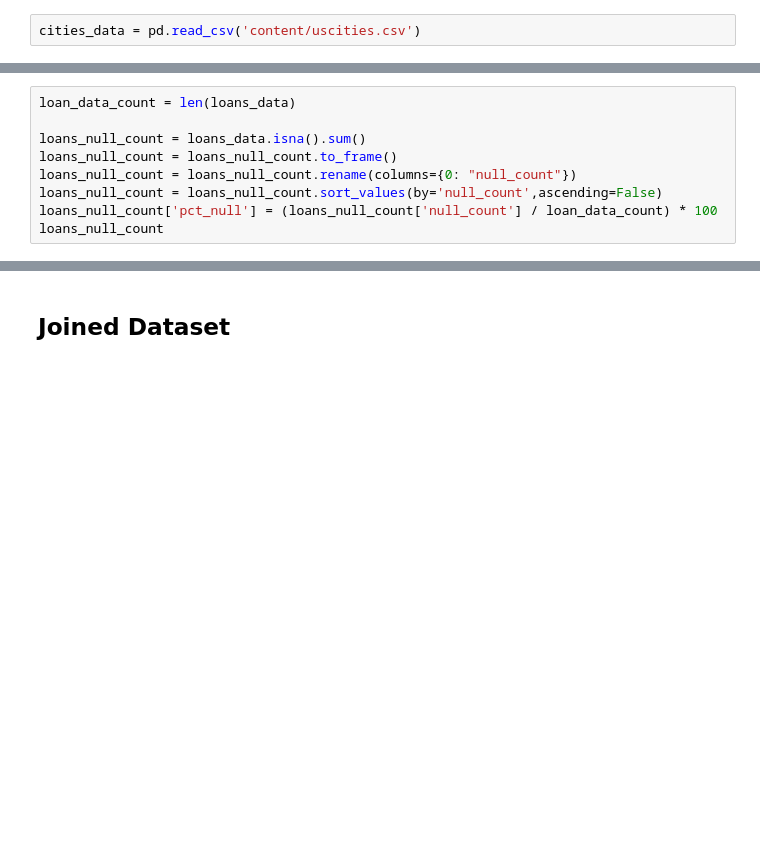
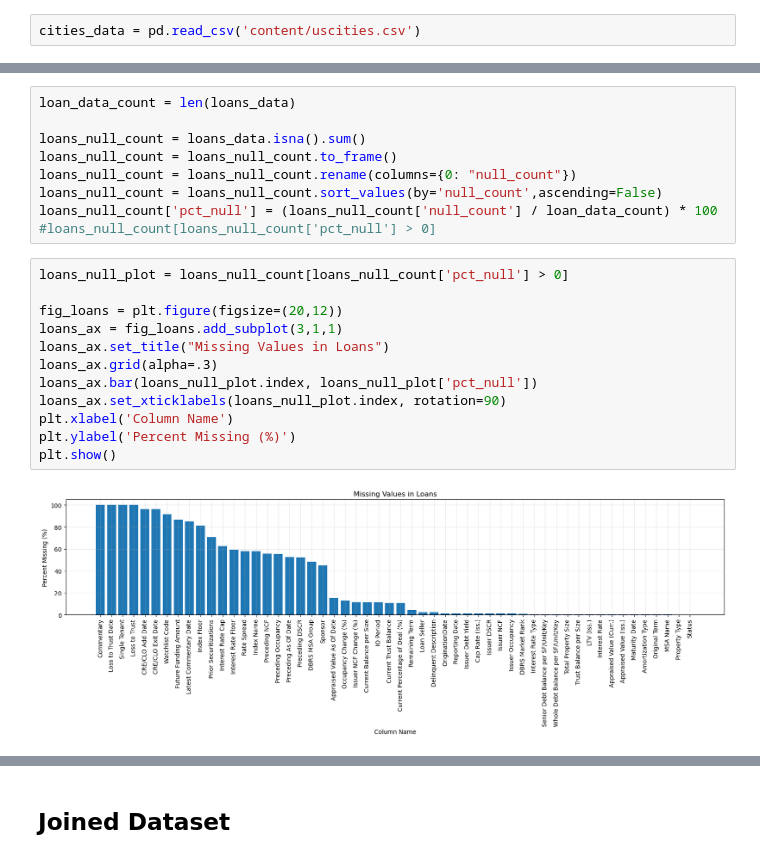
Before and after one commit to andrewwbailey/mids-capstone-cmbs-prop-loss, a Jupyter notebook: Working Notebooks/AndrewBailey_EDA_Munge_Features.ipynb, the cells around one changed output, grey strips where cells are left out. Drawn from its saved outputs; the diff is of its cells as text; blank space fills up the shorter version.

```diff
--- a/Working Notebooks/AndrewBailey_EDA_Munge_Features.ipynb
+++ b/Working Notebooks/AndrewBailey_EDA_Munge_Features.ipynb
@@ -37,7 +68,21 @@ loans_null_count = loans_null_count.to_frame()
 loans_null_count = loans_null_count.rename(columns={0: "null_count"})
 loans_null_count = loans_null_count.sort_values(by='null_count',ascending=False)
 loans_null_count['pct_null'] = (loans_null_count['null_count'] / loan_data_count) * 100
-loans_null_count
+#loans_null_count[loans_null_count['pct_null'] > 0]
+# %%
+loans_null_plot = loans_null_count[loans_null_count['pct_null'] > 0]
+
+fig_loans = plt.figure(figsize=(20,12))
+loans_ax = fig_loans.add_subplot(3,1,1)
+loans_ax.set_title("Missing Values in Loans")
+loans_ax.grid(alpha=.3)
+loans_ax.bar(loans_null_plot.index, loans_null_plot['pct_null'])
+loans_ax.set_xticklabels(loans_null_plot.index, rotation=90)
+plt.xlabel('Column Name')
+plt.ylabel('Percent Missing (%)')
+plt.show()
+# %% [output]
+[figure, added]
 # %%
 cities_data_count = len(cities_data)
 
```
Also changed, not shown: parts of 13 cells of this notebook.
